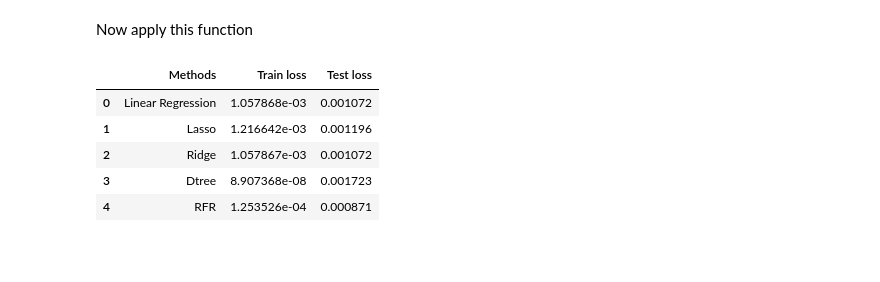
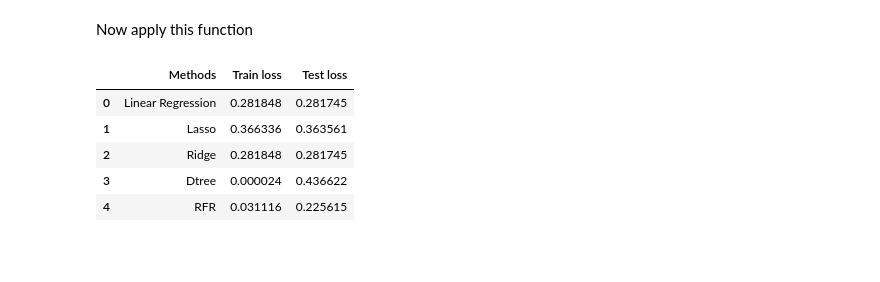
Before and after one commit to dzisandy/Machine-Learning, a Jupyter notebook: HW2/ML2019HW02-part2.ipynb, the cells around one changed output. Saved outputs shown, nothing was run; the diff lists cells and outputs as text; code cells hidden in the pictures.

```diff
--- a/HW2/ML2019HW02-part2.ipynb
+++ b/HW2/ML2019HW02-part2.ipynb
@@ -213,8 +213,8 @@ a dedicated function for comparisons, which
 3. it computes and returns a table the RMSLE score of each fitted model on the test dataset`(X_test, y_test)`
 # %%
 from sklearn import linear_model
-from sklearn.metrics import mean_squared_log_error
-
+from sklearn.metrics import mean_squared_error
+from sklearn.preprocessing import StandardScaler
 def comparator(X_train, y_train, X_test, y_test):
     """
     Parameters
@@ -237,13 +237,20 @@ def comparator(X_train, y_train, X_test, y_test):
     }
 
 ### BEGIN Solution
+
+# From discussion on canvas in case of preventing double logarithm, I use mean_squared_error, but for input labels use log-scale labels for train and test sets.
     error_train = []
     error_test = []
+    scale = StandardScaler()
+    X_scaled_train  = scale.fit_transform(X_train)
+    X_scaled_test  = scale.transform(X_test)
+
     for item in methods:
         reg = methods[item]
-        reg.fit(X_train, y_train)
-        error_train.append(mean_squared_log_error(y_train, reg.predict(X_train)))
-        error_test.append(mean_squared_log_error(y_test,reg.predict(X_test)))
+        reg.fit(X_scaled_train, y_train)
+        #print( (reg.predict(X_scaled_train) )[0:100])
+        error_train.append(mean_squared_error(y_train, reg.predict(X_scaled_train)))
+        error_test.append(mean_squared_error(y_test, reg.predict(X_scaled_test)))
 
 ### END Solution
     return pd.DataFrame({
@@ -255,15 +262,15 @@ def comparator(X_train, y_train, X_test, y_test):
 Now apply this function
 # %%
 ### BEGIN Solution
-comparator(X_train[list(np.array(top_20_features)[:,1])], y_train_log, X_test[list(np.array(top_20_features)[:,1])], y_test_log)
+comparator(np.array(X_train[list(np.array(top_20_features)[:,1])]), y_train_log, np.array(X_test[list(np.array(top_20_features)[:,1])]), y_test_log)
 ### END Solution
 # %% [output]
 |  | Methods | Train loss | Test loss |
-| 0 | Linear Regression | 1.057868e-03 | 0.001072 |
-| 1 | Lasso | 1.216642e-03 | 0.001196 |
-| 2 | Ridge | 1.057867e-03 | 0.001072 |
-| 3 | Dtree | 8.907368e-08 | 0.001723 |
-| 4 | RFR | 1.253526e-04 | 0.000871 |
+| 0 | Linear Regression | 0.281848 | 0.281745 |
+| 1 | Lasso | 0.366336 | 0.363561 |
+| 2 | Ridge | 0.281848 | 0.281745 |
+| 3 | Dtree | 0.000024 | 0.436622 |
+| 4 | RFR | 0.031116 | 0.225615 |
 # %% [markdown]
 <br>
 # %% [markdown]
```
Also changed, not shown: parts of 13 cells of this notebook, 39 other files.
